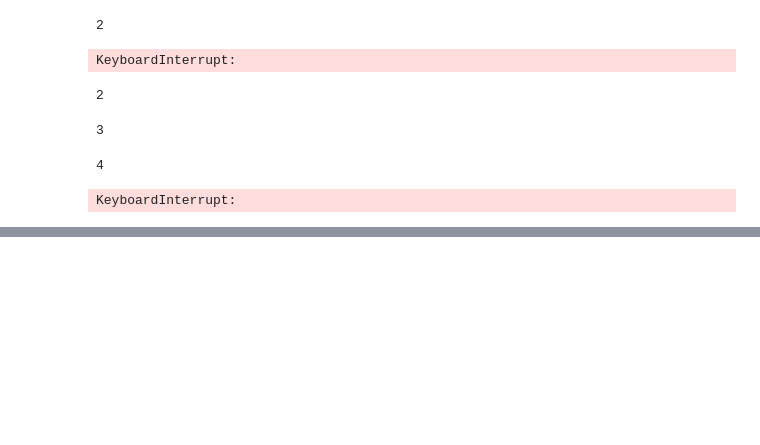
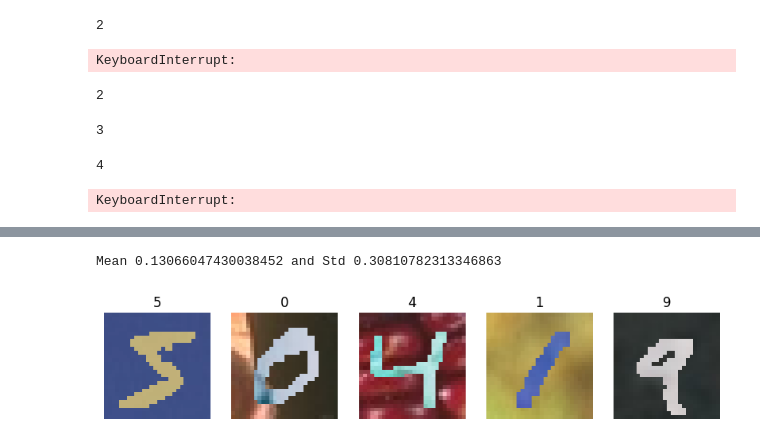
Before and after one commit to khiem2105/Neural-Optimal-Transport, a Jupyter notebook: test.ipynb, the cells around one changed output, grey strips where cells are left out. Saved outputs shown, nothing was run; the diff lists cells and outputs as text; code cells hidden in the pictures; blank space fills up the shorter version.

Commit message:
add MNIST + SVHN dataset

```diff
--- a/test.ipynb
+++ b/test.ipynb
@@ -130,0 +166,10 @@ celeba = torchvision.datasets.CelebA(root="datasets", split="all", target_type="
+# %%
+mnist_pixels = torchvision.datasets.MNIST('.', train=True, download=True).data / 255
+mean = mnist_pixels.mean().item()
+std = mnist_pixels.std().item()
+
+print(f"Mean {mean} and Std {std}")
+mean = torch.tensor([mean, mean, mean])
+std = torch.tensor([std, std, std])
+# %% [output]
+Mean 0.13066047430038452 and Std 0.30810782313346863
@@ -130,0 +194,23 @@ celeba = torchvision.datasets.CelebA(root="datasets", split="all", target_type="
+# %%
+with open('mnistm_data.pkl', 'rb') as f:
+  mnist_m = pickle.load(f)
+
+class MNISTM(torch.utils.data.Dataset):
+  def __init__(self, x, y, transform):
+    self.x, self.y = x, y
+    self.transform = transform
+
+  def __len__(self):
+    return len(self.x)
+
+  def __getitem__(self, index):
+    x, y = self.x[index], self.y[index]
+    x = self.transform(x)
+
+    return x, y
+
+mnistm_train = MNISTM(mnist_m["x_train"], mnist_m["y_train"], transform)
+mnistm_test = MNISTM(mnist_m["x_test"], mnist_m["y_test"], transform)
+
+target_train_loader = DataLoader(mnistm_train, batch_size=128)
+target_test_loader = DataLoader(mnistm_test, batch_size=128)
@@ -130,0 +220,13 @@ celeba = torchvision.datasets.CelebA(root="datasets", split="all", target_type="
+# %%
+plt.figure(figsize=(10, 7))
+
+for i in range(5):
+  ax = plt.subplot(1, 5, i + 1)
+  ax.axis('off')
+
+  x, y = mnistm_train[i]
+  img = ((x * std[:, None, None] + mean[:, None, None]) * 255).permute(1, 2, 0)
+  plt.imshow(img.numpy().astype(np.uint8))
+  plt.title(y)
+# %% [output]
+[figure, added]
```
Also changed, not shown: parts of 8 cells of this notebook, 1 other file.
